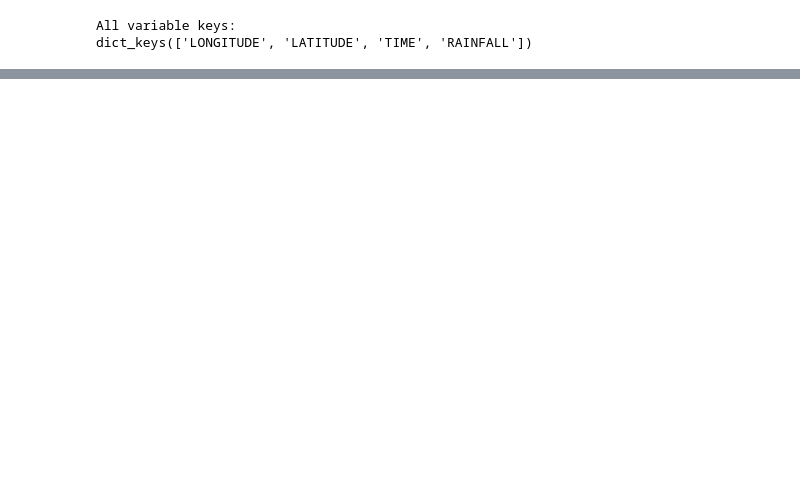
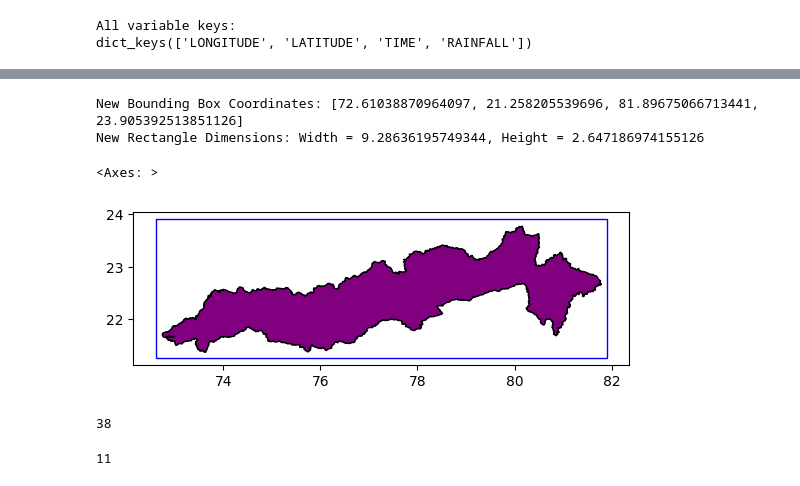
Before and after one commit to sonjaove/ML-hands-on, a Jupyter notebook: crop_the_data (1).ipynb, the cells around one changed output, grey strips where cells are left out. Cells and saved outputs as stored; diff of their text form; code cells hidden in the pictures; blank space fills up the shorter version.

```diff
--- a/crop_the_data (1).ipynb
+++ b/crop_the_data (1).ipynb
@@ -138,0 +232,4 @@ plt.show()
+# %%
+bound_box=gdf.total_bounds
+minx_grid,miny_grid,maxx_grid,maxy_grid=bound_box
+bound_box
@@ -138,0 +255,51 @@ plt.show()
+# %%
+#Increase the rectangle size by 15 km in both height and width
+minx_new = minx_grid - 0.125
+miny_new = miny_grid - 0.125
+maxx_new = maxx_grid + 0.125
+maxy_new = maxy_grid + 0.125
+# %%
+new_bounding_box = [minx_new, miny_new, maxx_new, maxy_new]
+rectangle_new = gpd.GeoSeries([box(minx_new, miny_new, maxx_new, maxy_new)], crs=gdf.crs)
+# Print the new bounding box coordinates as integers
+print(f"New Bounding Box Coordinates: {list(map(float, new_bounding_box))}")
+
+# Calculate and print the dimensions of the new rectangle as integers
+width_new = maxx_new - minx_new
+height_new = maxy_new - miny_new
+print(f"New Rectangle Dimensions: Width = {float(width_new)}, Height = {float(height_new)}")
+# %% [output]
+New Bounding Box Coordinates: [72.61038870964097, 21.258205539696, 81.89675066713441, 23.905392513851126]
+New Rectangle Dimensions: Width = 9.28636195749344, Height = 2.647186974155126
+# %%
+ax = gdf.plot(color='purple', edgecolor='k')
+rectangle_new.plot(ax=ax, color='none', edgecolor='blue')
+# %% [output]
+<Axes: >
+[figure, added]
+# %%
+# using minx and maxx, i.e the boundary poits for the grid.
+# initialize an empty list to store x-values for the custom grid
+x_values = []
+# generate x-values
+current_x = minx
+increment = 0.25 #this is an inceremnet of 0.1
+while current_x <= maxx:
+    x_values.append(current_x)
+    current_x += increment
+len(x_values)
+# %% [output]
+38
+# %%
+# using miny and maxy, i.e the boundary poits for the grid.
+# initialize an empty list to store y-values for the custom grid
+y_values = []
+# generate y-values
+current_y = miny
+increment = 0.25 #this is an inceremnt of 0.1
+while current_y <= maxy:
+    y_values.append(current_y)
+    current_y += increment
+len(y_values)
+# %% [output]
+11
```
Also changed, not shown: parts of 43 cells of this notebook.
